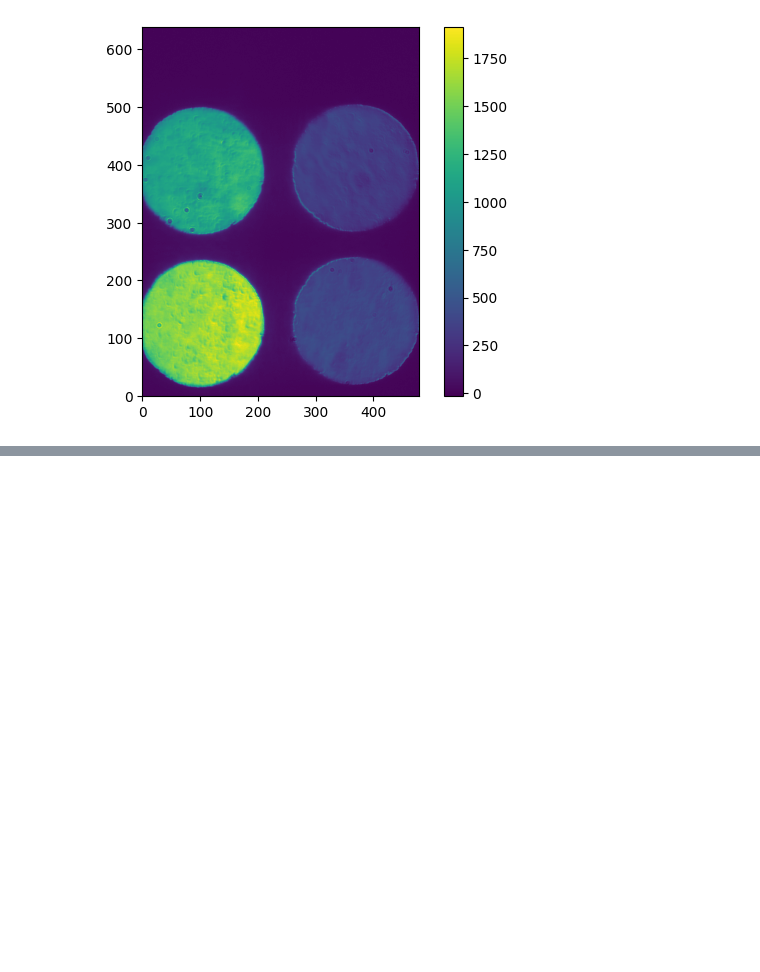
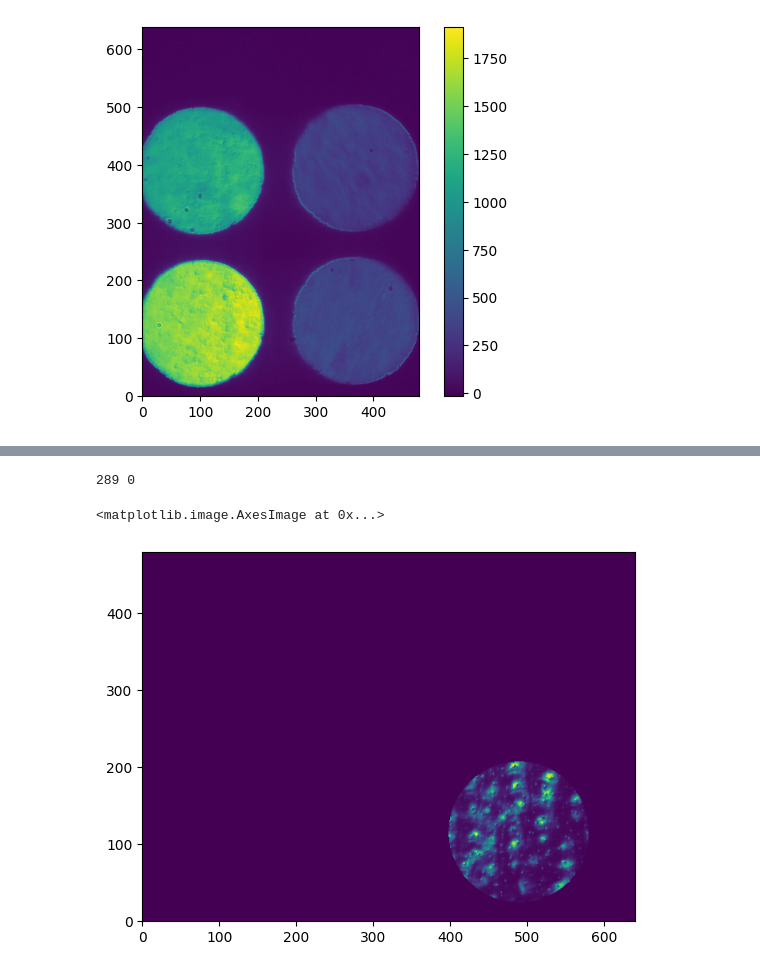
Before and after one commit to astrogauri/phase-screens, a Jupyter notebook: data_processing_phase.ipynb, the cells around one changed output, grey strips where cells are left out. Cells and saved outputs as stored; diff of their text form; code cells hidden in the pictures; blank space fills up the shorter version.

```diff
--- a/data_processing_phase.ipynb
+++ b/data_processing_phase.ipynb
@@ -150,0 +189,24 @@ print(auto_phasescreen.shape)
+# %%
+shift_pix_x_d = 499 - 210
+shift_pix_y_d = 109 - 109
+
+print(shift_pix_x_d, shift_pix_y_d)
+# %% [output]
+289 0
+# %%
+x_d = np.arange(nx) -200 - 289
+y_d = np.arange(ny) -115 - 0
+
+xx_d, yy_d = np.meshgrid(x_d,y_d, indexing='ij')
+mask_d = np.sqrt(xx_d**2 + yy_d**2) < r
+
+new_d = phase[mask_d]
+
+new_d.shape
+
+just_new_d= np.zeros([nx, ny])
+just_new_d[mask_d] = new_d
+pli(just_new_d)
+# %% [output]
+<matplotlib.image.AxesImage at 0x...>
+[figure, added]
```
Also changed, not shown: parts of 9 cells of this notebook, 4 other files.
